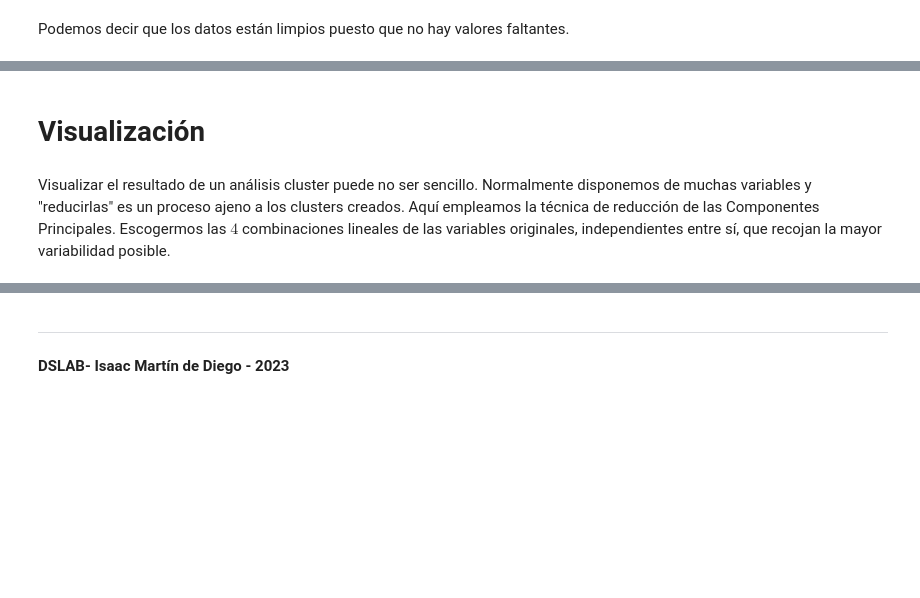
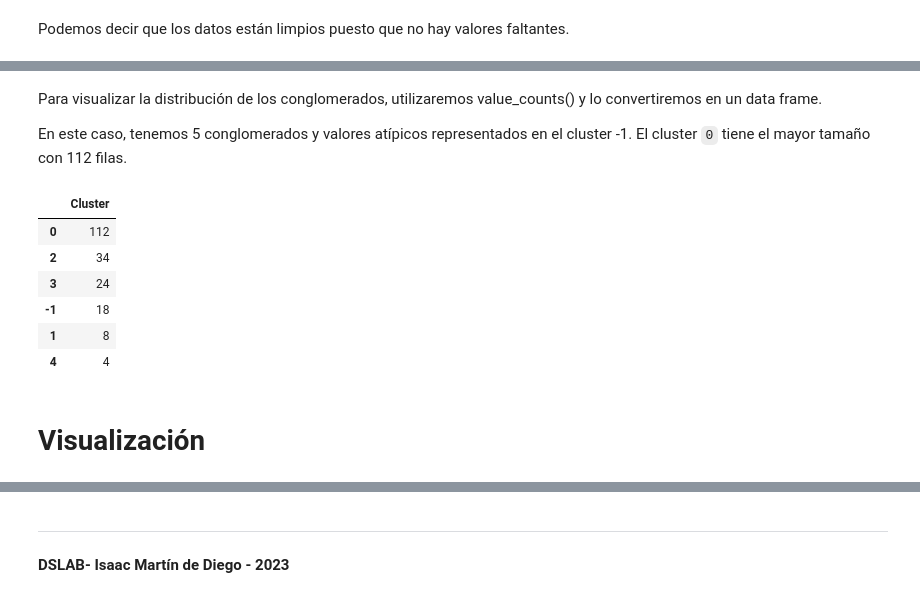
Before and after one commit to IsaacMartindeDiego/IA, a Jupyter notebook: DBSCAN.ipynb, the cells around one changed output, grey strips where cells are left out. Saved outputs shown, nothing was run; the diff lists cells and outputs as text; code cells hidden in the pictures; blank space fills up the shorter version.

```diff
--- a/DBSCAN.ipynb
+++ b/DBSCAN.ipynb
@@ -317,4 +116,16 @@ plt.show()
+# %% [markdown]
+Para visualizar la distribución de los conglomerados, utilizaremos value_counts() y lo convertiremos en un data frame.
+
+En este caso, tenemos 5 conglomerados y valores atípicos representados en el cluster -1. El cluster `0` tiene el mayor tamaño con 112 filas.
+# %%
+DBSCAN_dataset.Cluster.value_counts().to_frame()
+# %% [output]
+|  | Cluster |
+| 0 | 112 |
+| 2 | 34 |
+| 3 | 24 |
+| -1 | 18 |
+| 1 | 8 |
+| 4 | 4 |
 # %% [markdown]
 # **Visualización**
-# %% [markdown]
-Visualizar el resultado de un análisis cluster puede no ser sencillo. Normalmente disponemos de muchas variables y "reducirlas" es un proceso ajeno a los clusters creados. Aquí empleamos la técnica de reducción de las Componentes Principales. Escogermos las $4$ combinaciones lineales de las variables originales, independientes entre sí, que recojan la mayor variabilidad posible.
```
Also changed, not shown: parts of 41 cells of this notebook.
